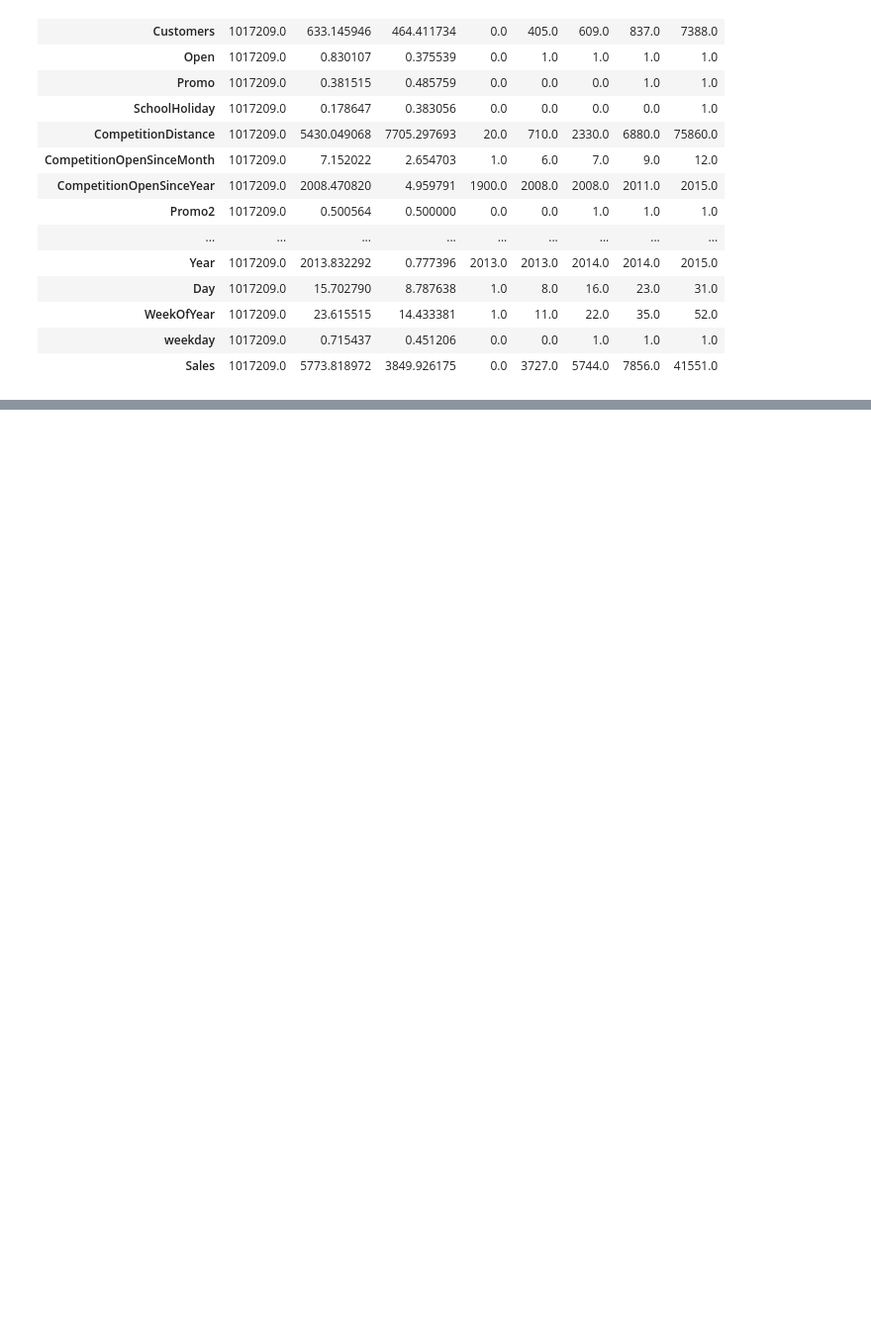
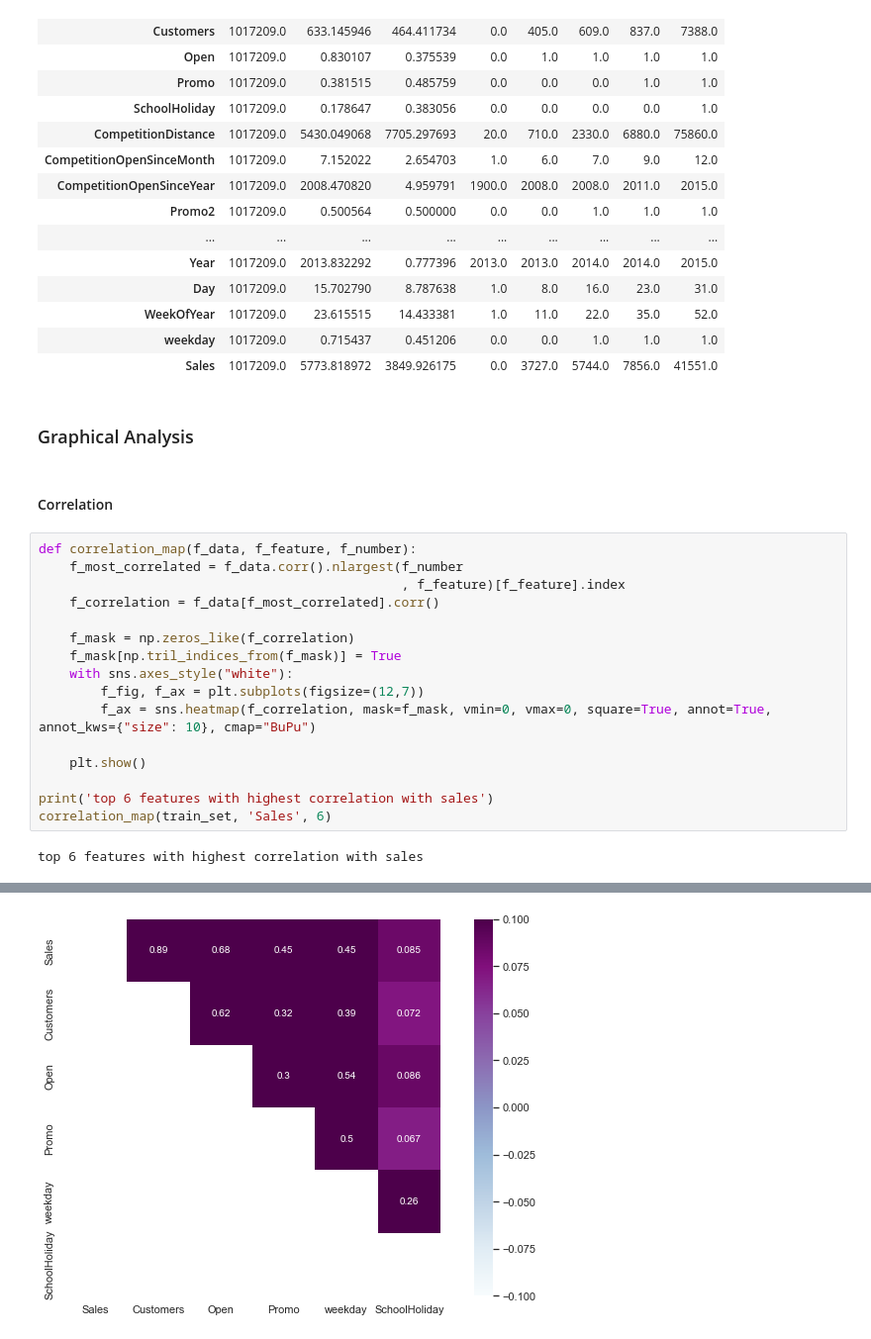
Before and after one commit to DiyeMark/Pharmaceutical-Sales-Prediction, a Jupyter notebook: notebooks/data_exploration.ipynb, the cells around one changed output, grey strips where cells are left out. Shown: that part at 99% size. Drawn from its saved outputs; the diff is of its cells as text; blank space fills up the shorter version.

```diff
--- a/notebooks/data_exploration.ipynb
+++ b/notebooks/data_exploration.ipynb
@@ -292,3 +323,25 @@ train_set.describe().transpose()
 | WeekOfYear | 1017209.0 | 23.615515 | 14.433381 | 1.0 | 11.0 | 22.0 | 35.0 | 52.0 |
 | weekday | 1017209.0 | 0.715437 | 0.451206 | 0.0 | 0.0 | 1.0 | 1.0 | 1.0 |
 | Sales | 1017209.0 | 5773.818972 | 3849.926175 | 0.0 | 3727.0 | 5744.0 | 7856.0 | 41551.0 |
+# %% [markdown]
+<h3>Graphical Analysis</h3>
+# %% [markdown]
+<h4>Correlation</h4>
+# %%
+def correlation_map(f_data, f_feature, f_number):
+    f_most_correlated = f_data.corr().nlargest(f_number
+                                               , f_feature)[f_feature].index
+    f_correlation = f_data[f_most_correlated].corr()
+
+    f_mask = np.zeros_like(f_correlation)
+    f_mask[np.tril_indices_from(f_mask)] = True
+    with sns.axes_style("white"):
+        f_fig, f_ax = plt.subplots(figsize=(12,7))
+        f_ax = sns.heatmap(f_correlation, mask=f_mask, vmin=0, vmax=0, square=True, annot=True, annot_kws={"size": 10}, cmap="BuPu")
+
+    plt.show()
+
+print('top 6 features with highest correlation with sales')
+correlation_map(train_set, 'Sales', 6)
+# %% [output]
+top 6 features with highest correlation with sales
@@ -294,0 +358 @@ train_set.describe().transpose()
+[figure, added]
```
Also changed, not shown: parts of 16 cells of this notebook.
